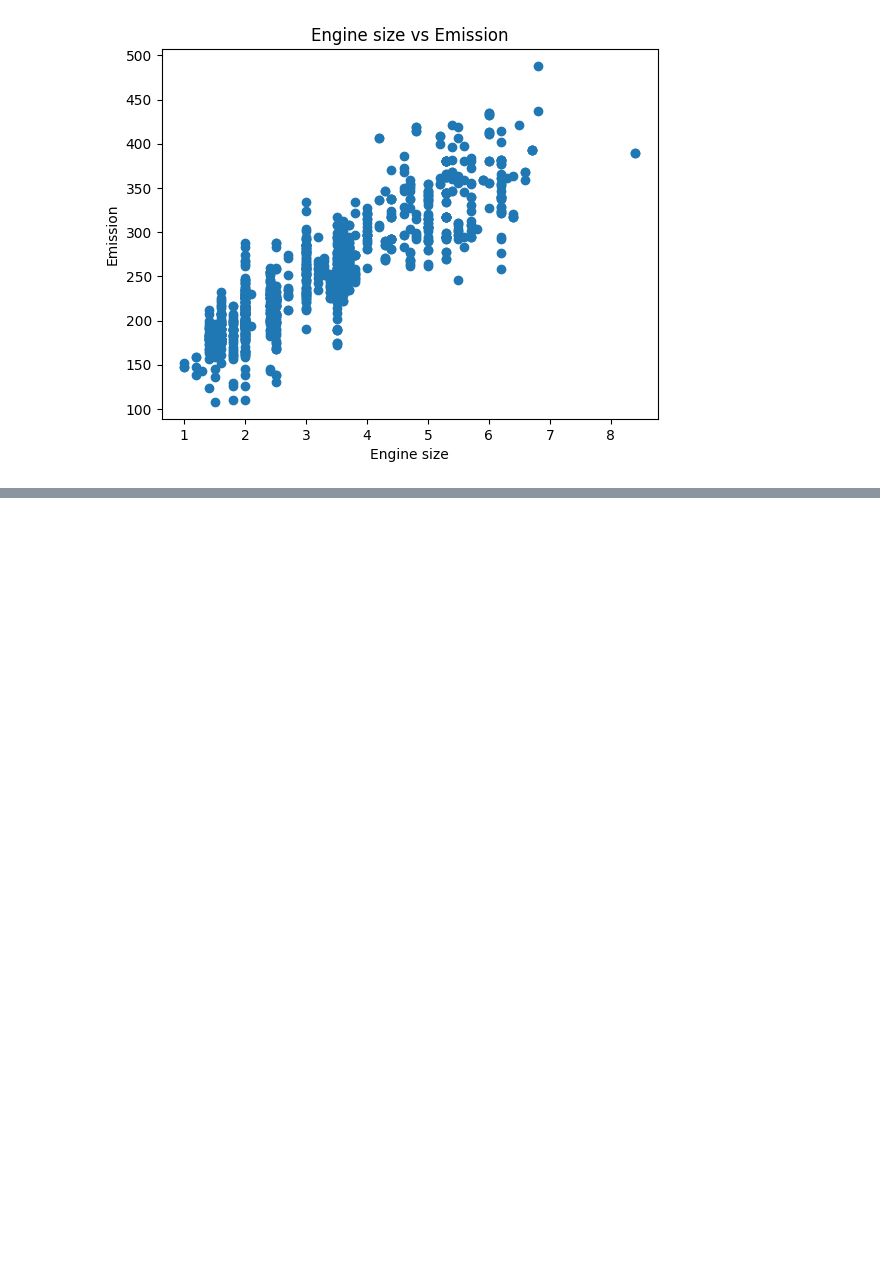
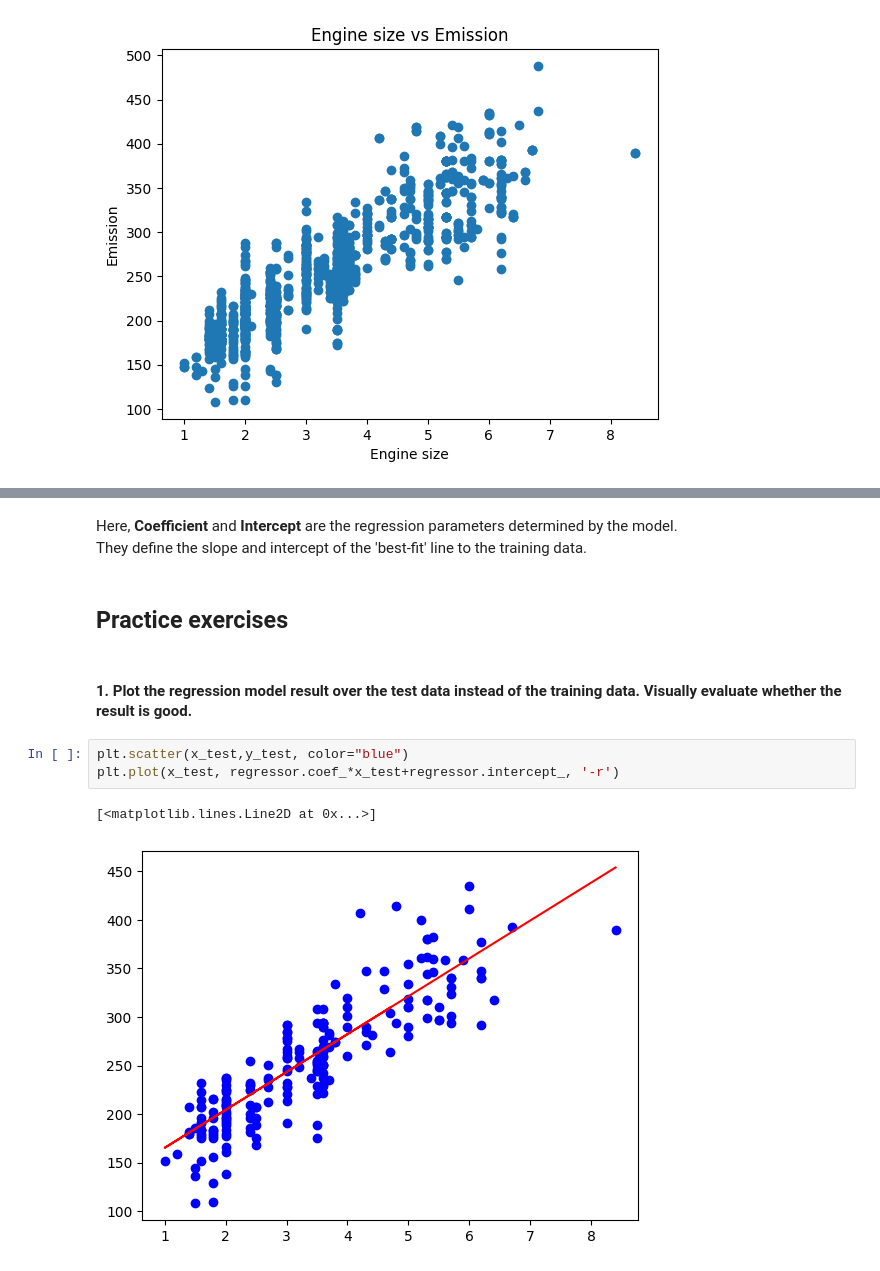
Before and after one commit to beshoyraafat20/machine_learning_using_python, a Jupyter notebook: Module_2/simple_linear_Regression.ipynb, the cells around one changed output, grey strips where cells are left out. Drawn from its saved outputs; the diff is of its cells as text; blank space fills up the shorter version.

```diff
--- a/Module_2/simple_linear_Regression.ipynb
+++ b/Module_2/simple_linear_Regression.ipynb
@@ -102,0 +207,13 @@ plt.show()
+# %% [markdown]
+Here, __Coefficient__ and __Intercept__ are the regression parameters determined by the model.
+They define the slope and intercept of the 'best-fit' line to the training data.
+# %% [markdown]
+## Practice exercises
+# %% [markdown]
+#### 1. Plot the regression model result over the test data instead of the training data. Visually evaluate whether the result is good.
+# %%
+plt.scatter(x_test,y_test, color="blue")
+plt.plot(x_test, regressor.coef_*x_test+regressor.intercept_, '-r')
+# %% [output]
+[<matplotlib.lines.Line2D at 0x...>]
+[figure, added]
```
Also changed, not shown: parts of 25 cells of this notebook.
